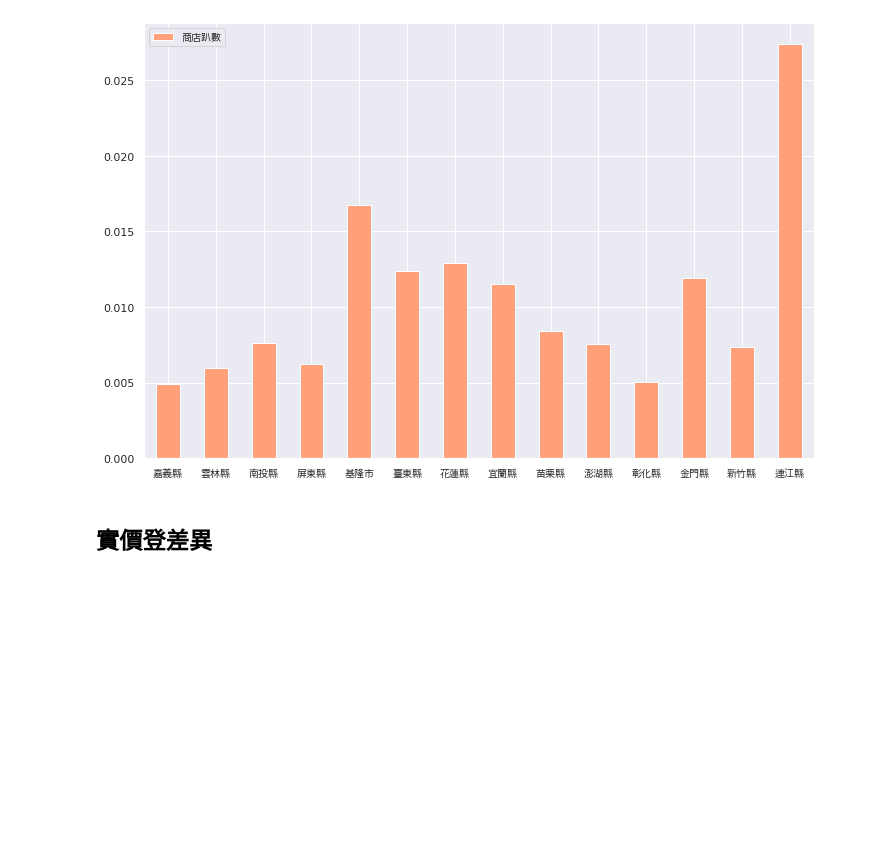
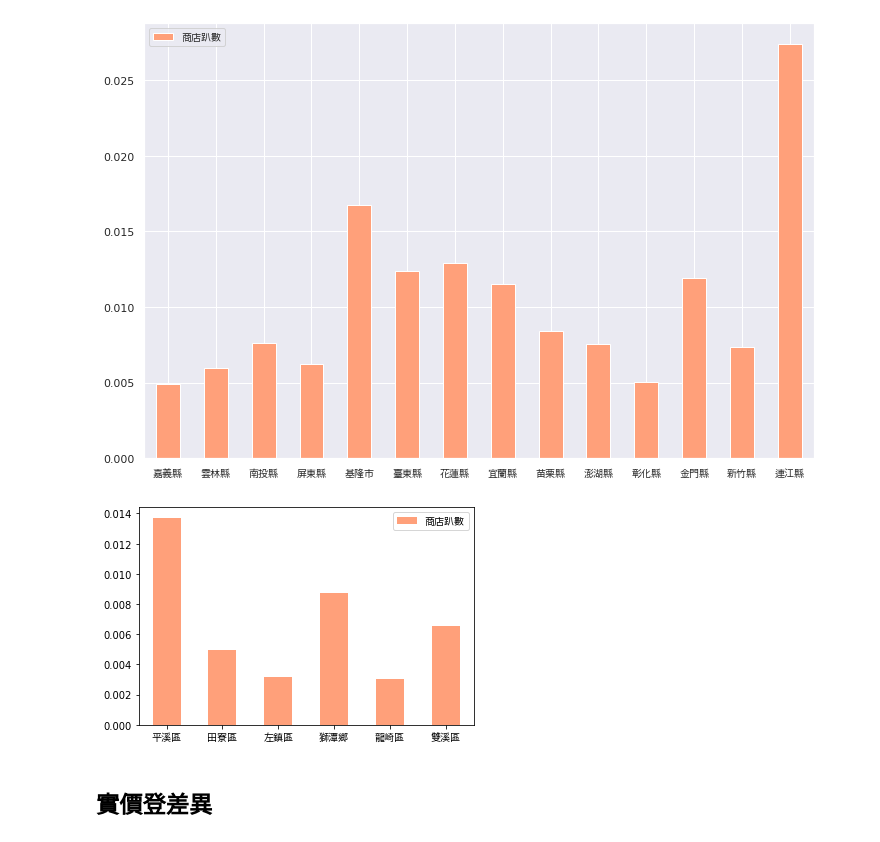
Before and after one commit to yee23456/AI_problem_analysis, a Jupyter notebook: 作業二_沈睿朋.ipynb, the cells around one changed output. Cells and saved outputs as stored; diff of their text form; code cells hidden in the pictures; blank space fills up the shorter version.

```diff
--- a/作業二_沈睿朋.ipynb
+++ b/作業二_沈睿朋.ipynb
@@ -30,6 +47,10 @@ data = data.merge(df_towm_id, left_on=('addr_city_cd'), right_on=('戶籍鄉鎮
 city_A_no = pd.DataFrame(data.groupby('縣市').sum()['Total_older'] / data.groupby('縣市').sum()['total_city_people'],columns=['older_precent'])
 city_A_no['older_lonely_precent'] = data.groupby('縣市').sum()['total_old_and_lonely'] / data.groupby('縣市').sum()['total_city_people']
 data = data.merge(city_A_no, left_on=('縣市'), right_on=('縣市'))
+
+town_A_no = pd.DataFrame(data.groupby('TOWNNAME').sum()['Total_older'] / data.groupby('TOWNNAME').sum()['total_city_people'],columns=['T_older_precent'])
+town_A_no['T_older_lonely_precent'] = data.groupby('TOWNNAME').sum()['total_old_and_lonely'] / data.groupby('TOWNNAME').sum()['total_city_people']
+data = data.merge(town_A_no, left_on=('TOWNNAME'), right_on=('TOWNNAME'))
 
 df = pd.read_excel('/content/drive/MyDrive/大學/大數據資料/經濟指標資料1.xlsx')
 df = df.drop(['Unnamed: 0'],axis = 1)
@@ -51,3 +72,9 @@ city_list_older = city_data_older.index.tolist()
 city_older = pd.DataFrame(city_data_older,city_list_older)
 city_older['商店趴數'] = data.groupby('縣市').sum()['商店總數'] / data.groupby('縣市').sum()['total_city_people']
 # city_older[['older_precent','單價元坪','商店趴數']]
+# %%
+town_data_older = data.groupby('TOWNNAME').mean().sort_values('T_older_precent')[::-1]
+town_list_older = town_data_older.index.tolist()
+town_older = pd.DataFrame(town_data_older,town_list_older)
+town_older['商店趴數'] = data.groupby('TOWNNAME').sum()['商店總數'] / data.groupby('TOWNNAME').sum()['total_city_people']
+town_older[['單價元坪','商店趴數']]
@@ -83,6 +124,10 @@ city_6(city_older,'商店趴數',[4,12,13,14,-4,-2])
 city_6(city_older,'商店趴數',[i for i in range(22) if i not in [4,12,13,14,15,16,18,20]])
 # %% [output]
 [figure]
+# %%
+first_6(town_older,'商店趴數')
+# %% [output]
+[figure, added]
 # %% [markdown]
 ## 實價登差異
 # %%
```
Also changed, not shown: parts of 8 cells of this notebook.
